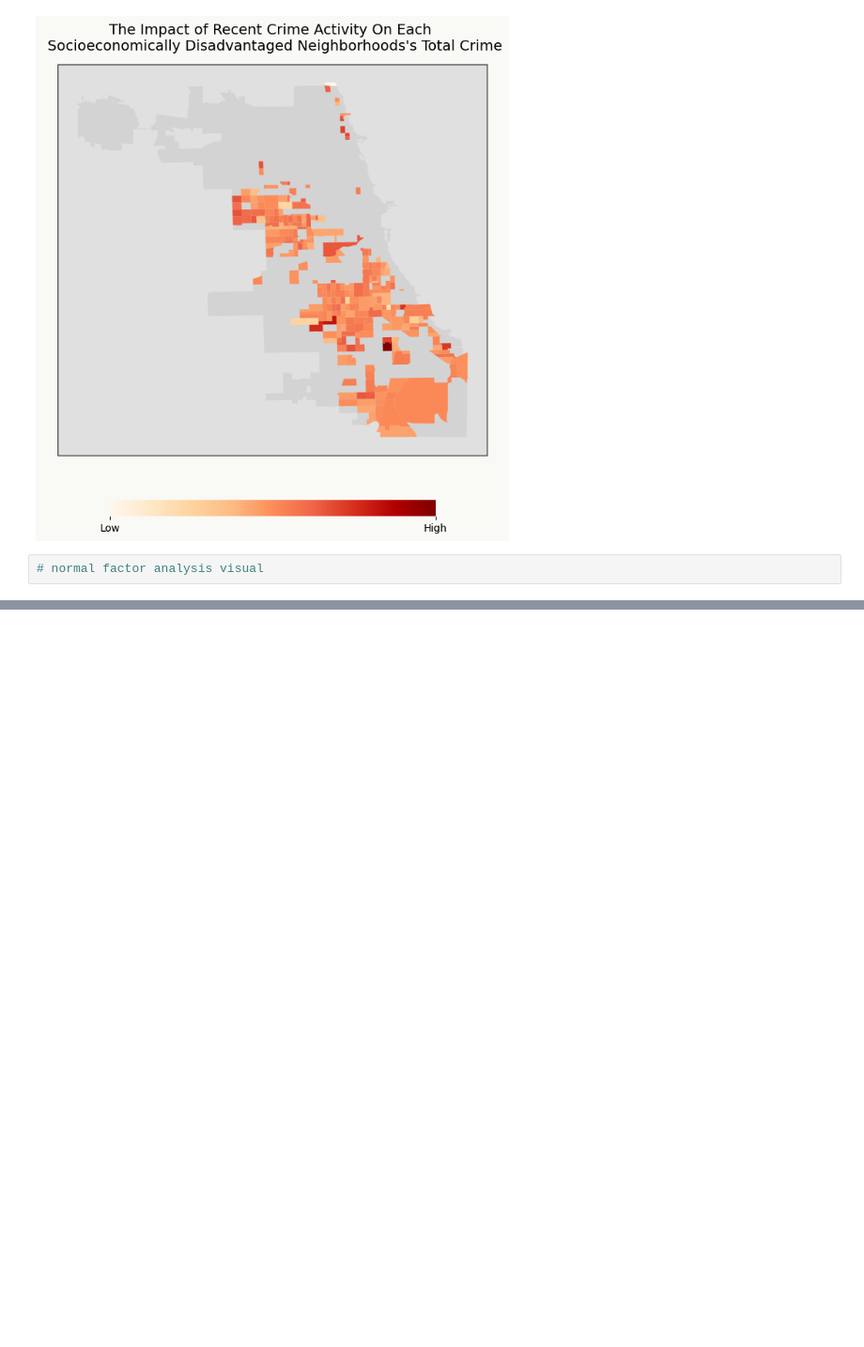
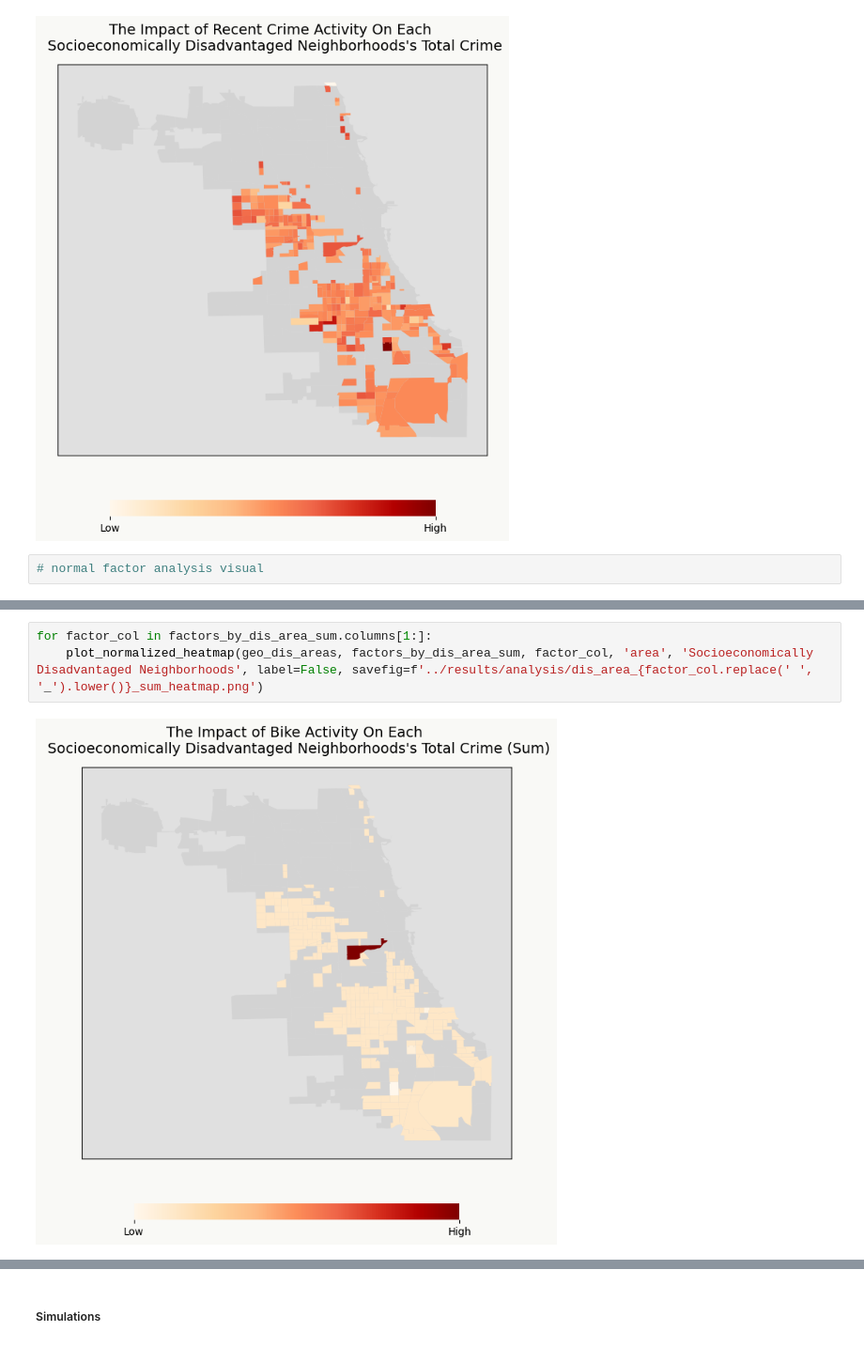
Before and after one commit to evanameyer1/Uncovering-New-Factors-In-Chicago-Crime-through-Regression-Models, a Jupyter notebook: models/notebooks/09_factor_analysis.ipynb, the cells around one changed output, grey strips where cells are left out. Shown at 94% size. Saved outputs shown, nothing was run; the diff lists cells and outputs as text; blank space fills up the shorter version.

```diff
--- a/models/notebooks/09_factor_analysis.ipynb
+++ b/models/notebooks/09_factor_analysis.ipynb
@@ -459,0 +480,5 @@ for factor_col in factors_by_dis_area.columns[1:]:
+# %%
+for factor_col in factors_by_dis_area_sum.columns[1:]:
+    plot_normalized_heatmap(geo_dis_areas, factors_by_dis_area_sum, factor_col, 'area', 'Socioeconomically Disadvantaged Neighborhoods', label=False, savefig=f'../results/analysis/dis_area_{factor_col.replace(' ', '_').lower()}_sum_heatmap.png')
+# %% [output]
+[figure, added]
@@ -459,0 +489,2 @@ for factor_col in factors_by_dis_area.columns[1:]:
+# %% [markdown]
+##### Simulations
```
Also changed, not shown: parts of 13 cells of this notebook, 16 other files.
